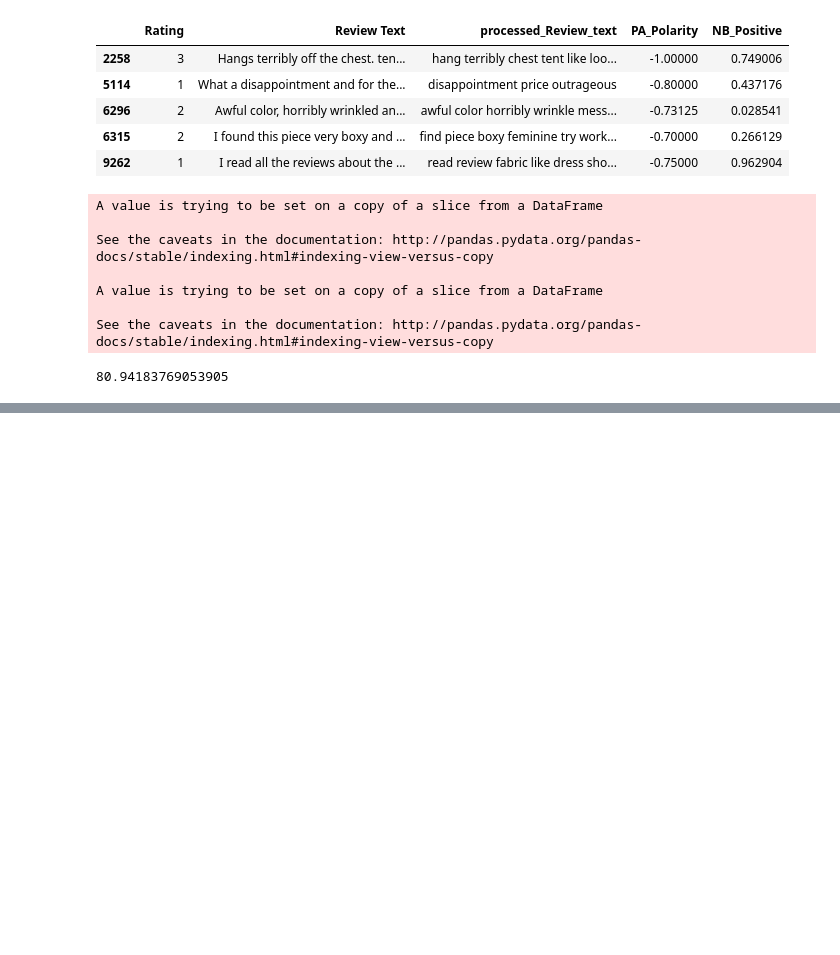
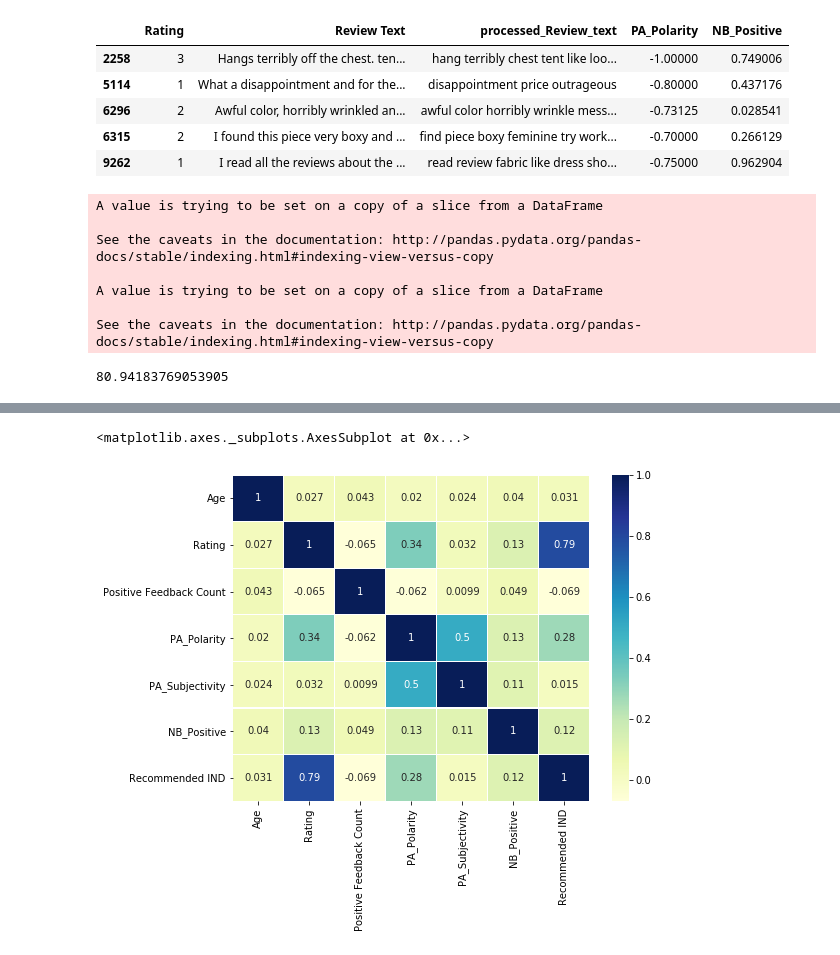
Before and after one commit to balag752/Ecommerce-clothing-recommendation-prediction, a Jupyter notebook: src/Sentiment_Analysis.ipynb, the cells around one changed output, grey strips where cells are left out. Drawn from its saved outputs; the diff is of its cells as text; code cells hidden in the pictures; blank space fills up the shorter version.

```diff
--- a/src/Sentiment_Analysis.ipynb
+++ b/src/Sentiment_Analysis.ipynb
@@ -140,0 +126,15 @@ df[["Standard Positive Feedback Count","NB_Positive"]].corr()
+# %%
+['Clothing ID', 'Age', 'Title', 'Review Text', 'Rating',
+       'Recommended IND', 'Positive Feedback Count', 'Division Name',
+       'Department Name', 'Class Name', 'processed_Review_text', 'PA_Polarity',
+       'PA_Subjectivity']
+
+## Checking the independence between the X features
+
+ncols=['Age', 'Rating', 'Positive Feedback Count', 'PA_Polarity','PA_Subjectivity', "NB_Positive", 'Recommended IND']
+cm = np.corrcoef(df[ncols].values.T)
+f, ax = plt.subplots(figsize =(8, 6))
+sns.heatmap(cm, ax = ax, cmap ="YlGnBu",annot=True,linewidths = 0.1, yticklabels = ncols,xticklabels = ncols)
+# %% [output]
+<matplotlib.axes._subplots.AxesSubplot at 0x...>
+[figure, added]
```
Also changed, not shown: parts of 14 cells of this notebook, 1 other file.
